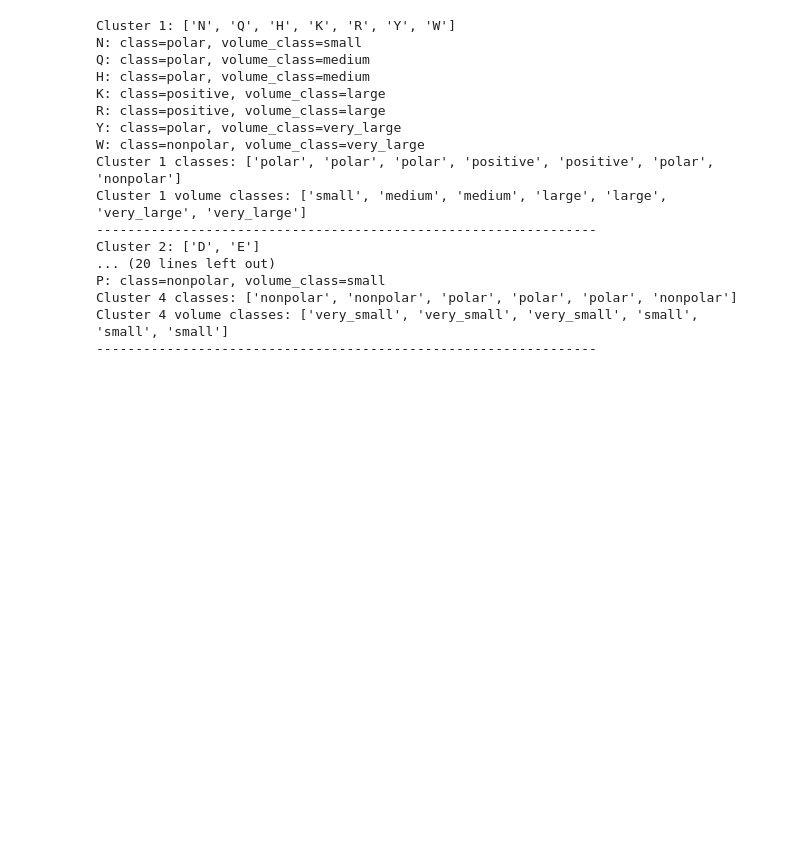
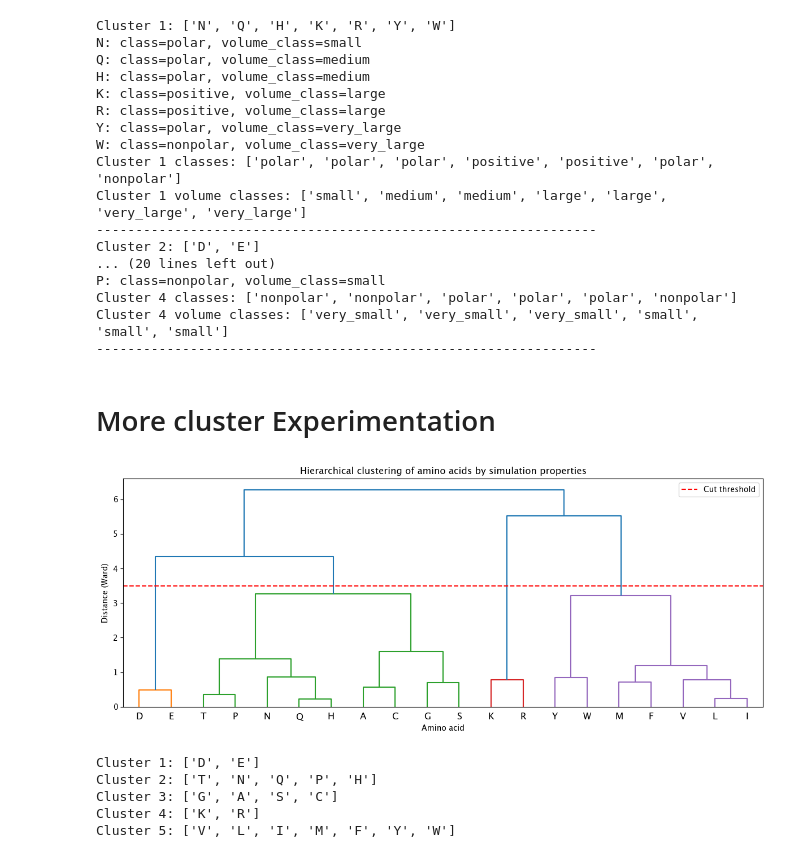
Before and after one commit to ivaidya11/cDNAtlasProject, a Jupyter notebook: notebooks/07_clustering.ipynb, the cells around one changed output. Drawn from its saved outputs; the diff is of its cells as text; code cells hidden in the pictures; blank space fills up the shorter version.

```diff
--- a/notebooks/07_clustering.ipynb
+++ b/notebooks/07_clustering.ipynb
@@ -161,3 +163,40 @@ P: class=nonpolar, volume_class=small
 Cluster 4 classes: ['nonpolar', 'nonpolar', 'polar', 'polar', 'polar', 'nonpolar']
 Cluster 4 volume classes: ['very_small', 'very_small', 'very_small', 'small', 'small', 'small']
 ----------------------------------------------------------------
+# %% [markdown]
+# More cluster Experimentation
+# %%
+# 'ward' minimizes variance within clusters — good default
+linkage_matrix = linkage(X_scaled, method='ward')
+
+# --- 4. Plot dendrogram ---
+fig, ax = plt.subplots(figsize=(12, 5))
+dendrogram(
+    linkage_matrix,
+    labels=amino_acids,
+    ax=ax,
+    color_threshold=3.5  # adjust this to change where clusters are cut
+)
+ax.set_title('Hierarchical clustering of amino acids by simulation properties')
+ax.set_xlabel('Amino acid')
+ax.set_ylabel('Distance (Ward)')
+ax.axhline(y=3.5, color='red', linestyle='--', label='Cut threshold')
+ax.legend()
+plt.tight_layout()
+plt.show()
+
+# --- 5. Extract flat clusters ---
+n_clusters = 5  # start with 4 to compare against your physicochemical scheme
+labels = fcluster(linkage_matrix, n_clusters, criterion='maxclust')
+
+cluster_df = pd.DataFrame({'AA': amino_acids, 'cluster': labels})
+for c in sorted(cluster_df['cluster'].unique()):
+    members = cluster_df[cluster_df['cluster'] == c]['AA'].tolist()
+    print(f"Cluster {c}: {members}")
+# %% [output]
+[figure, added]
+Cluster 1: ['D', 'E']
+Cluster 2: ['T', 'N', 'Q', 'P', 'H']
+Cluster 3: ['G', 'A', 'S', 'C']
+Cluster 4: ['K', 'R']
+Cluster 5: ['V', 'L', 'I', 'M', 'F', 'Y', 'W']
```
Also changed, not shown: parts of 9 cells of this notebook, 10 other files.
